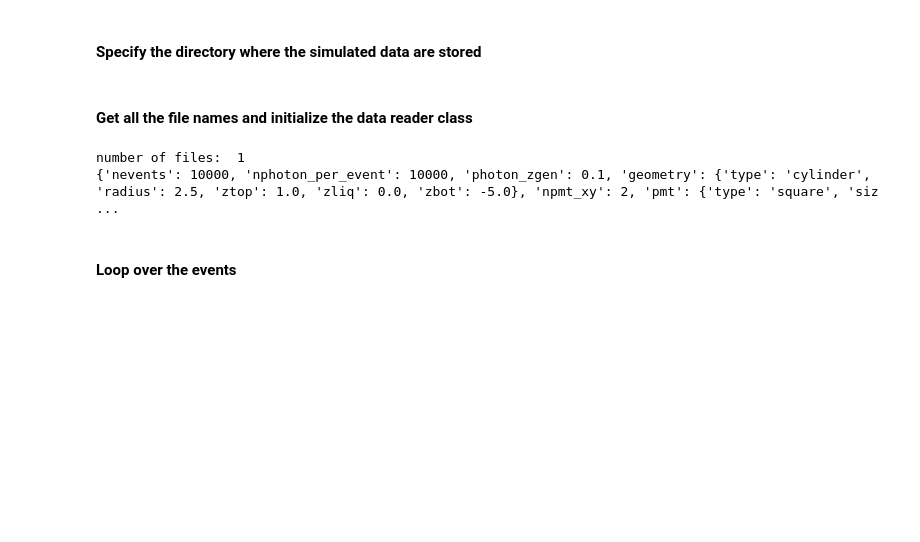
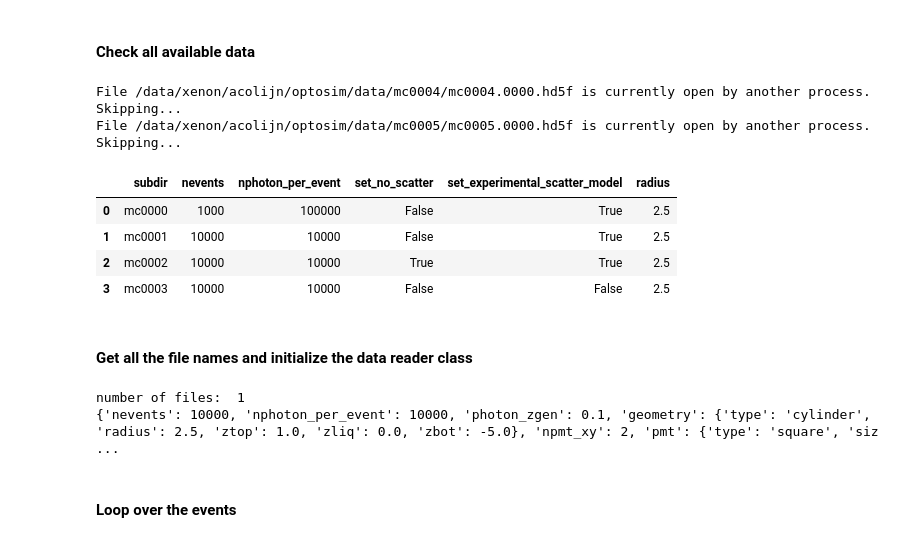
Before and after one commit to acolijn/OptoSim, a Jupyter notebook: notebook/ReadDataVerification.ipynb, the cells around one changed output. Drawn from its saved outputs; the diff is of its cells as text; code cells hidden in the pictures; blank space fills up the shorter version.

```diff
--- a/notebook/ReadDataVerification.ipynb
+++ b/notebook/ReadDataVerification.ipynb
@@ -13,7 +11,16 @@ import glob
 # %% [markdown]
-#### Specify the directory where the simulated data are stored
+#### Check all available data
 # %%
-data_dir = '/data/xenon/acolijn/optosim/data/mc0001/'
+data_dir = '/data/xenon/acolijn/optosim/data/'
+show_data(data_dir)
+# %% [output]
+File /data/xenon/acolijn/optosim/data/mc0004/mc0004.0000.hd5f is currently open by another process. Skipping...
+File /data/xenon/acolijn/optosim/data/mc0005/mc0005.0000.hd5f is currently open by another process. Skipping...
+|  | subdir | nevents | nphoton_per_event | set_no_scatter | set_experimental_scatter_model | radius |
+| 0 | mc0000 | 1000 | 100000 | False | True | 2.5 |
+| 1 | mc0001 | 10000 | 10000 | False | True | 2.5 |
+| 2 | mc0002 | 10000 | 10000 | True | True | 2.5 |
+| 3 | mc0003 | 10000 | 10000 | False | False | 2.5 |
 # %% [markdown]
 #### Get all the file names and initialize the data reader class
 # %%
```
Also changed, not shown: parts of 9 cells of this notebook, 11 other files.
